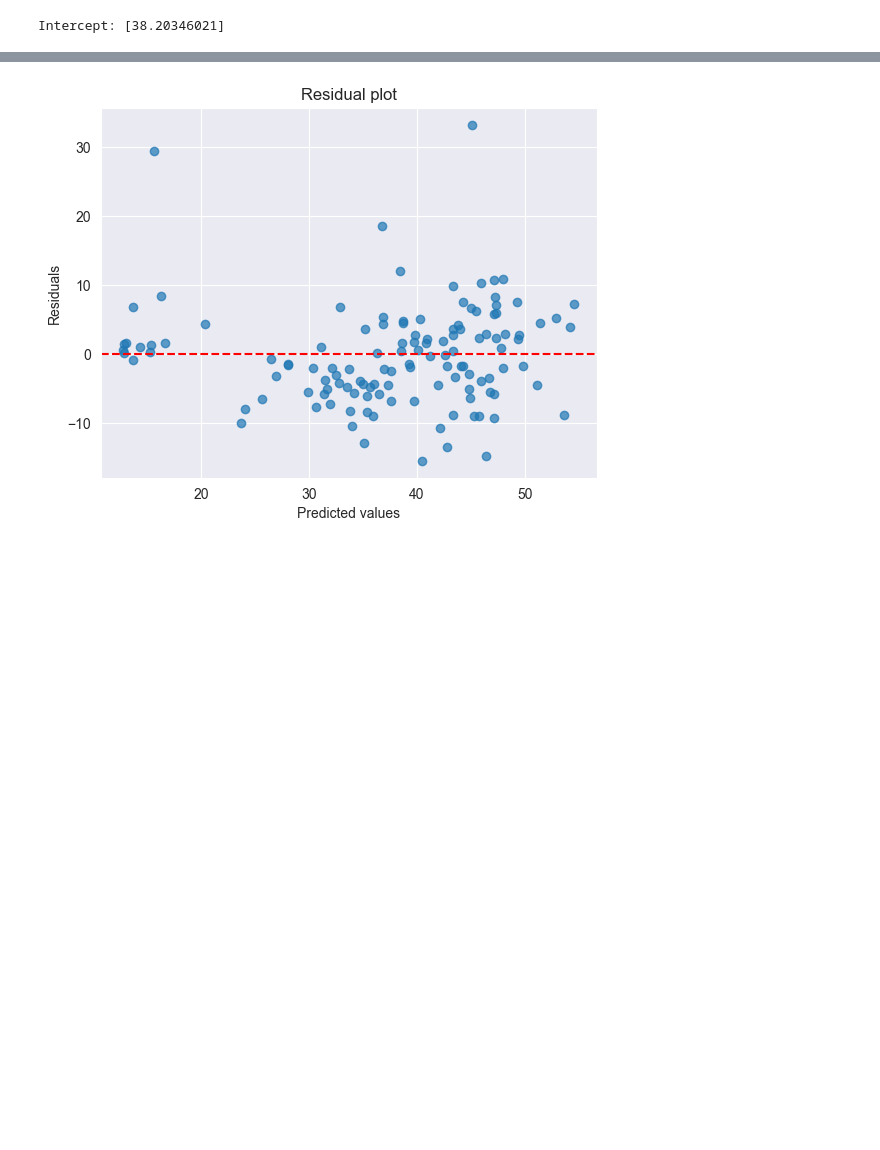
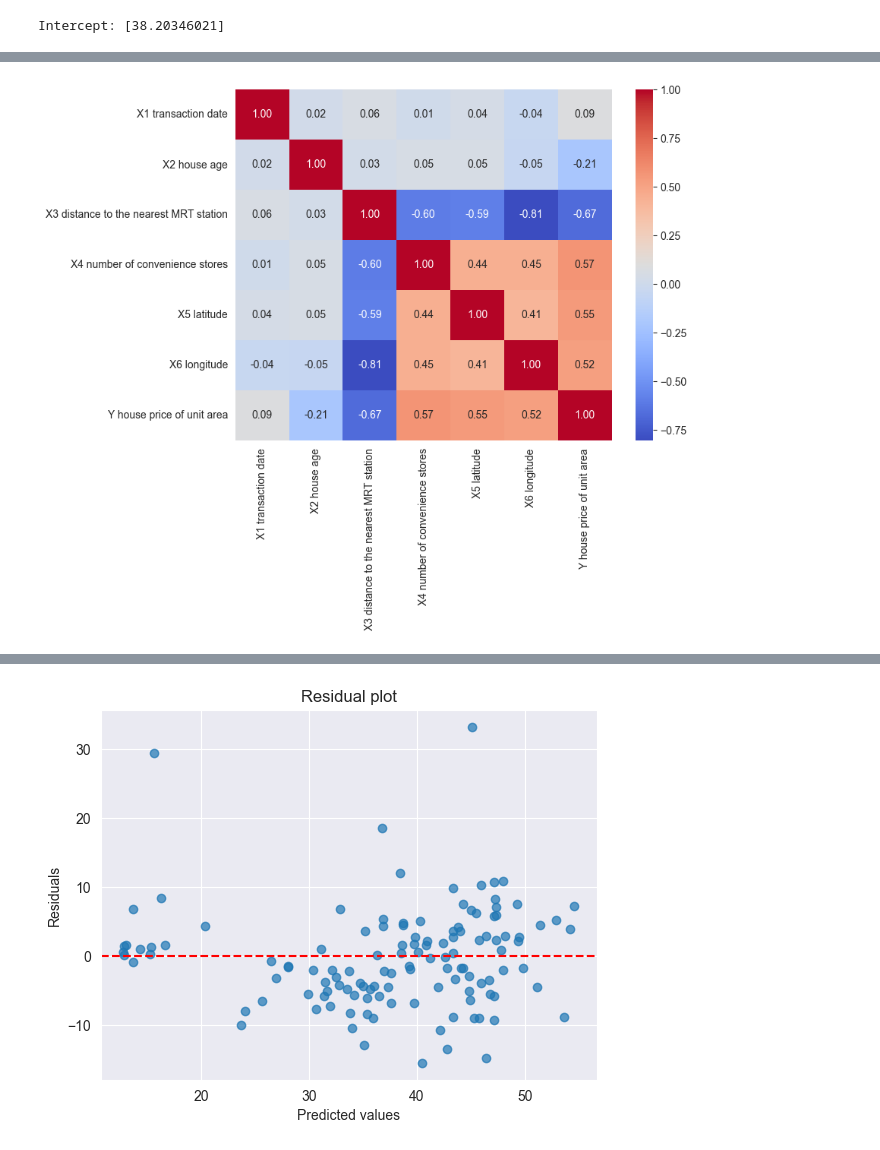
Before and after one commit to Itz-Ezu/DKKO_group6, a Jupyter notebook: linear_logistic_regression/housingPricingAlwaysRising.ipynb, the cells around one changed output, grey strips where cells are left out. Saved outputs shown, nothing was run; the diff lists cells and outputs as text; code cells hidden in the pictures; blank space fills up the shorter version.

```diff
--- a/linear_logistic_regression/housingPricingAlwaysRising.ipynb
+++ b/linear_logistic_regression/housingPricingAlwaysRising.ipynb
@@ -155,4 +155,20 @@ On the "positive" side, the **number of convenience stores (X4)** has a strong p
 It is less immediately obvious why latitude would affect the price at a similar rate to the number of stores. However, an examination of a map of the area  [google maps](https://www.google.com/maps/place/Xindian+District,+New+Taipei+City,+Taiwan+231/@24.9284577,121.4927707,13z/data=!3m1!4b1!4m6!3m5!1s0x346803de337f4fe1:0xe29baf27fbf0968f!8m2!3d24.978282!4d121.5394822!16zL20vMDNzcmN0?hl=en&entry=ttu&g_ep=EgoyMDI1MDkxNi4wIKXMDSoASAFQAw%3D%3D) reveals that the dataset covers the Xindian District of New Taipei City. In this context, increasing the latitude corresponds to moving north, towards the city center, where property values are generally higher.
 
 ![Map Image of Xindian District](.\Attachments\img.png)
+# %%
+import seaborn as sns
+import pandas as pd
+
+# Yhdistetään piirteet ja target yhdeksi DataFrameksi
+df_corr = pd.concat([X, y], axis=1)
+
+# Lasketaan korrelaatiomatriisi
+corr_matrix = df_corr.corr()
+
+# Piirretään heatmap
+plt.figure(figsize=(8, 6))
+sns.heatmap(corr_matrix, annot=True, cmap="coolwarm", fmt=".2f", cbar=True)
+plt.show()
+# %% [output]
+[figure, added]
 # %% [markdown]
```
Also changed, not shown: parts of 9 cells of this notebook.
